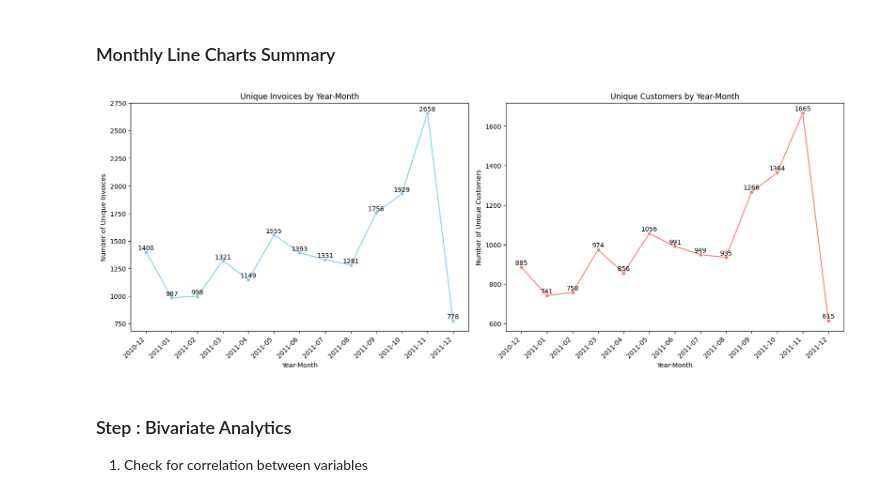
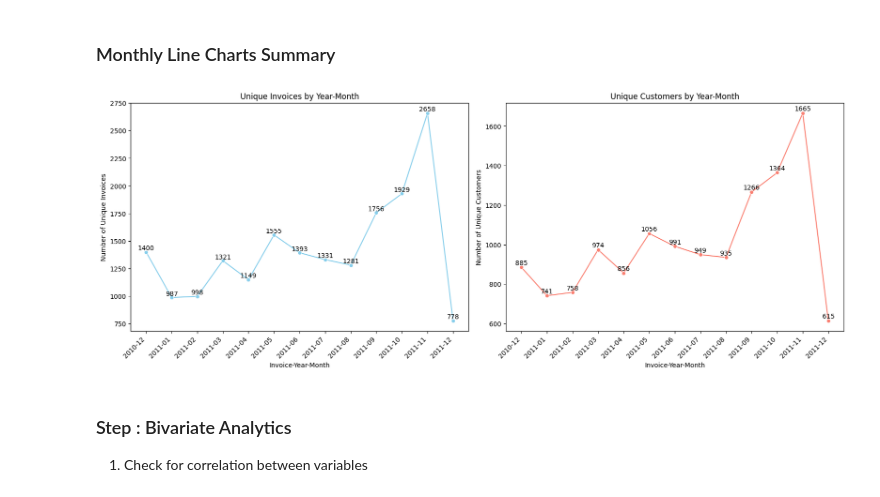
Before and after one commit to nyangweso-rodgers/data-analytics, a Jupyter notebook: 04-analytics-with-python/python-analytics-for-e-commerce-data/01-exploratory-data-analysis.ipynb, the cells around one changed output. Saved outputs shown, nothing was run; the diff lists cells and outputs as text; code cells hidden in the pictures.

```diff
--- a/04-analytics-with-python/python-analytics-for-e-commerce-data/01-exploratory-data-analysis.ipynb
+++ b/04-analytics-with-python/python-analytics-for-e-commerce-data/01-exploratory-data-analysis.ipynb
@@ -132,7 +155,7 @@ def remove_null_rows(df, columns_to_check):
 columns_to_check = ['CustomerID', 'Description']
 
 # Remove rows with null values in the specified columns and save the result in a new DataFrame
-dataset1_without_nulls = remove_null_rows(dataset1, columns_to_check)
+dataset1_without_nulls = remove_null_rows(dataset1_renamed, columns_to_check)
 
 # Display the resulting DataFrame
 dataset1_without_nulls.head()
@@ -243,16 +266,17 @@ def feature_engineering(df):
     df = df.copy()  # Make a copy of the DataFrame to avoid SettingWithCopyWarning
 
     # Extract the date from InvoiceDate
-    df['Date'] = df['InvoiceDate'].dt.date
+    df['InvoiceDate'] = df['InvoiceDateTime'].dt.date
 
     # Calculate InvoiceAmount as the product of UnitPrice and Quantity
     df['InvoiceAmount'] = df['UnitPrice'] * df['Quantity']
 
     # Extract the day of the week from Date
-    df['DayOfWeek'] = df['Date'].apply(lambda x: x.strftime('%A'))
+    df['InvoiceDayOfWeek'] = df['InvoiceDate'].apply(lambda x: x.strftime('%A'))
 
     # Create MonthYear column
-    df['YearMonth'] = df['Date'].apply(lambda x: x.strftime('%Y-%m'))
+    df['InvoiceYearMonth'] = df['InvoiceDate'].apply(lambda x: x.strftime('%Y-%m-01'))
+    df['InvoiceYearMonth'] = pd.to_datetime(df['InvoiceYearMonth'])
 
     return df
 
@@ -529,58 +553,57 @@ def visualize_data_by_year_month(df):
     None
     """
     # Group data and calculate metrics
-    unique_invoices_by_month = df.groupby('YearMonth')['InvoiceNo'].nunique().reset_index()
-    unique_invoices_by_month.columns = ['YearMonth', 'UniqueInvoiceCount']
+    unique_invoices_by_month = df.groupby('InvoiceYearMonth')['InvoiceNo'].nunique().reset_index()
+    unique_invoices_by_month.columns = ['InvoiceYearMonth', 'UniqueInvoiceCount']
 
-    avg_invoice_amount_by_month = df.groupby('YearMonth')['InvoiceAmount'].mean().reset_index()
-    avg_invoice_amount_by_month.columns = ['YearMonth', 'AvgInvoiceAmount']
+    avg_invoice_amount_by_month = df.groupby('InvoiceYearMonth')['InvoiceAmount'].mean().reset_index()
+    avg_invoice_amount_by_month.columns = ['InvoiceYearMonth', 'AvgInvoiceAmount']
 
-    customer_count_by_month = df.groupby('YearMonth')['CustomerID'].nunique().reset_index()
-    customer_count_by_month.columns = ['YearMonth', 'UniqueCustomerCount']
+    customer_count_by_month = df.groupby('InvoiceYearMonth')['CustomerID'].nunique().reset_index()
+    customer_count_by_month.columns = ['InvoiceYearMonth', 'UniqueCustomerCount']
 
     # Sort by YearMonth to ensure consistent order
-    unique_invoices_by_month['YearMonth'] = pd.Categorical(unique_invoices_by_month['YearMonth'], ordered=True)
-    avg_invoice_amount_by_month['YearMonth'] = pd.Categorical(avg_invoice_amount_by_month['YearMonth'], ordered=True)
-    customer_count_by_month['YearMonth'] = pd.Categorical(customer_count_by_month['YearMonth'], ordered=True)
+    unique_invoices_by_month['InvoiceYearMonth'] = pd.Categorical(unique_invoices_by_month['InvoiceYearMonth'], ordered=True)
+    avg_invoice_amount_by_month['InvoiceYearMonth'] = pd.Categorical(avg_invoice_amount_by_month['InvoiceYearMonth'], ordered=True)
+    customer_count_by_month['InvoiceYearMonth'] = pd.Categorical(customer_count_by_month['InvoiceYearMonth'], ordered=True)
 
-    unique_invoices_by_month = unique_invoices_by_month.sort_values('YearMonth')
-    avg_invoice_amount_by_month = avg_invoice_amount_by_month.sort_values('YearMonth')
-    customer_count_by_month = customer_count_by_month.sort_values('YearMonth')
+    unique_invoices_by_month = unique_invoices_by_month.sort_values('InvoiceYearMonth')
+    customer_count_by_month = customer_count_by_month.sort_values('InvoiceYearMonth')
 
     # Create subplots
     fig, axes = plt.subplots(1, 2, figsize=(16, 6), constrained_layout=True)
 
     # Plot Unique Invoices by YearMonth
-    sns.lineplot(x='YearMonth', y='UniqueInvoiceCount', data=unique_invoices_by_month, marker='o', color='skyblue', ax=axes[0])
+    sns.lineplot(x='InvoiceYearMonth', y='UniqueInvoiceCount', data=unique_invoices_by_month, marker='o', color='skyblue', ax=axes[0])
     axes[0].set_title('Unique Invoices by Year-Month')
-    axes[0].set_xlabel('Year-Month')
+    axes[0].set_xlabel('Invoice-Year-Month')
     axes[0].set_ylabel('Number of Unique Invoices')
     for index, row in unique_invoices_by_month.iterrows():
-        axes[0].text(row['YearMonth'], row['UniqueInvoiceCount'] + 5,  # Adjust vertical offset (+5)
+        axes[0].text(row['InvoiceYearMonth'], row['UniqueInvoiceCount'] + 5,  # Adjust vertical offset (+5)
                       int(row['UniqueInvoiceCount']),
                       ha='center', va='bottom')
 
     # Plot Unique Customer Count by YearMonth
-    sns.lineplot(x='YearMonth', y='UniqueCustomerCount', data=customer_count_by_month, marker='o', color='salmon', ax=axes[1])
+    sns.lineplot(x='InvoiceYearMonth', y='UniqueCustomerCount', data=customer_count_by_month, marker='o', color='salmon', ax=axes[1])
     axes[1].set_title('Unique Customers by Year-Month')
-    axes[1].set_xlabel('Year-Month')
+    axes[1].set_xlabel('Invoice-Year-Month')
     axes[1].set_ylabel('Number of Unique Customers')
     for index, row in customer_count_by_month.iterrows():
-        axes[1].text(row['YearMonth'], row['UniqueCustomerCount'] + 5,  # Adjust vertical offset (+5)
+        axes[1].text(row['InvoiceYearMonth'], row['UniqueCustomerCount'] + 5,  # Adjust vertical offset (+5)
                       int(row['UniqueCustomerCount']),
                       ha='center', va='bottom')
 
     # Rotate x-axis labels for better readability
     for ax in axes:
         ax.set_xticks(range(len(unique_invoices_by_month)))
         ax.set_xticklabels(ax.get_xticklabels(), rotation=45, ha='right')
 
     plt.show()
 
 # Perform visualization on the enhanced dataset
 visualize_data_by_year_month(enhanced_dataset)
 # %% [output]
-[figure, old version]
+[figure, new version]
 # %% [markdown]
 ### Step : Bivariate Analytics
 1. Check for correlation between variables
```
Also changed, not shown: parts of 12 cells of this notebook, 2 other files.
